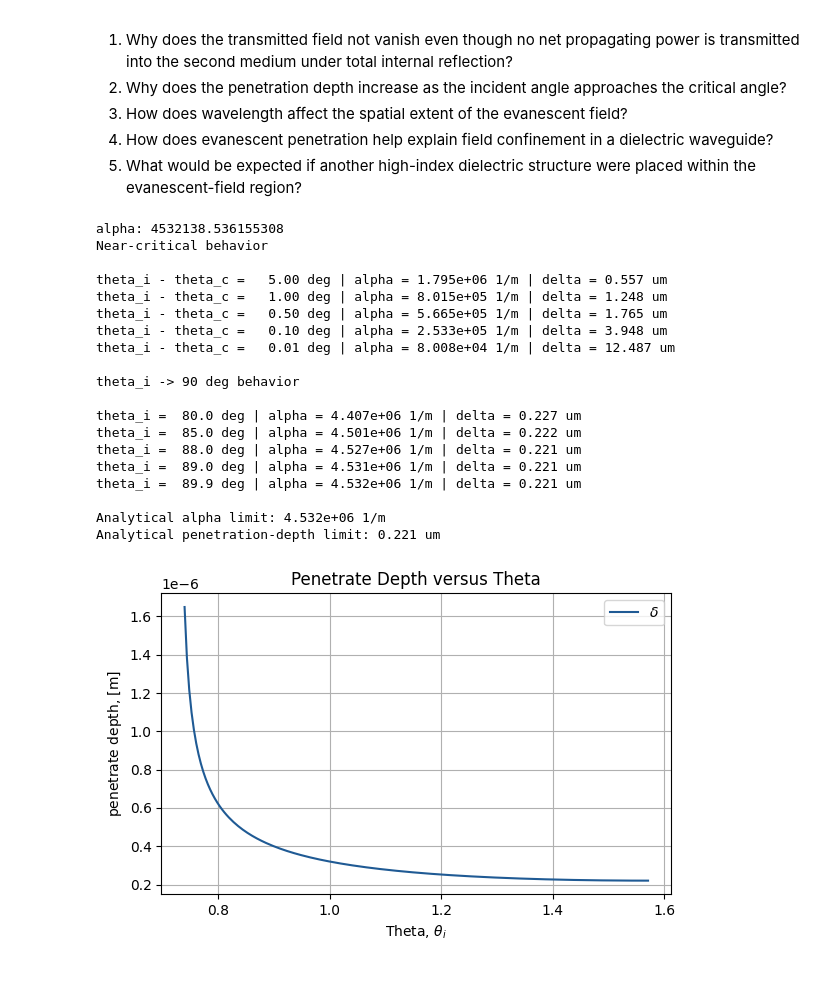
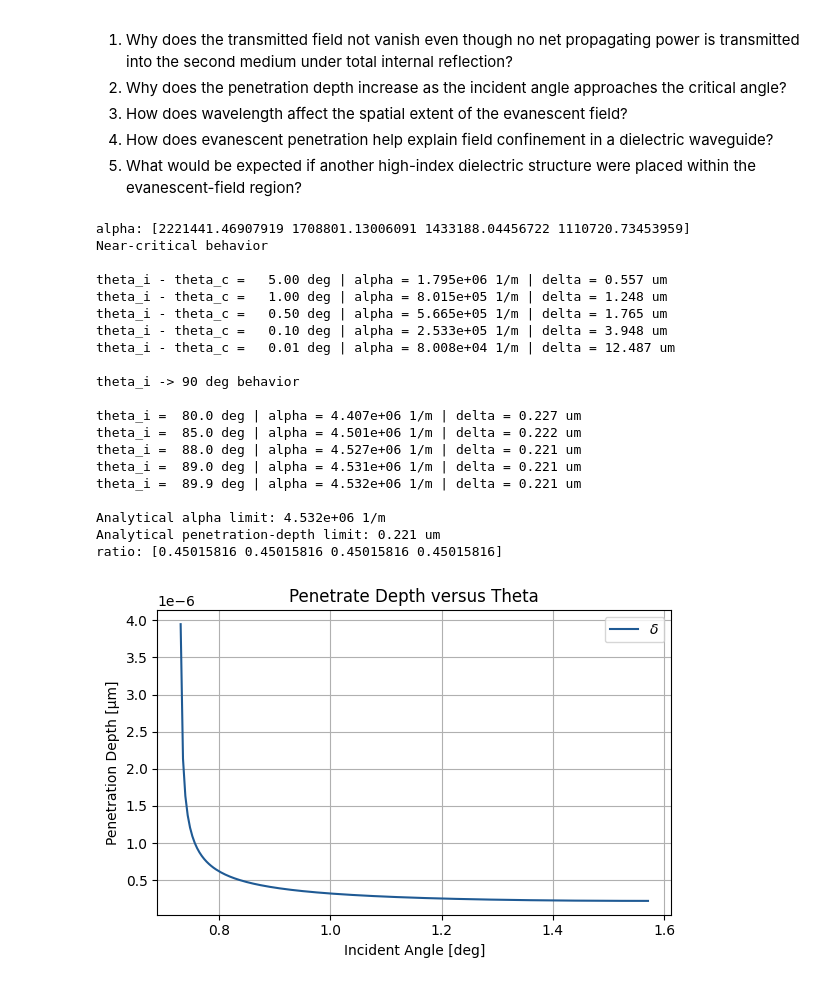
Before and after one commit to hyerim1212/maxwell-to-programmable-photonics, a Jupyter notebook: notebooks/07_electromagnetic_waves_and_dielectric_interfaces.ipynb, the cells around one changed output. Cells and saved outputs as stored; diff of their text form; code cells hidden in the pictures.

```diff
--- a/notebooks/07_electromagnetic_waves_and_dielectric_interfaces.ipynb
+++ b/notebooks/07_electromagnetic_waves_and_dielectric_interfaces.ipynb
@@ -765,7 +765,7 @@ angles = theta_c + np.radians([1, 5, 15])
 
 penetrate_depth = []
 
-incident_angles_c = np.linspace(theta_c + 0.01, np.pi /2, 200)
+incident_angles_c = np.linspace(theta_c + np.radians(0.1), np.pi /2, 200)
 
 for theta in incident_angles_c:
     alpha  = evanescent_decay_constant(wavelength_vacuum, n_i, n_t, theta)
@@ -810,6 +810,12 @@ alpha_limit_90 = (
 )
 
 penetration_depth_limit_90 = 1 / alpha_limit_90
+
+l = np.array([1.0e-6, 1.3e-6, 1.55e-6, 2.0e-6])
+alpha  = evanescent_decay_constant(l, n_i, n_t, np.pi/4)
+delta = 1 / alpha
+
+ratio = delta / l
 # %%
 print(
     f"alpha: {alpha}")
@@ -852,8 +858,10 @@ print(
     f"Analytical penetration-depth limit: "
     f"{penetration_depth_limit_90 * 1e6:.3f} um"
 )
+
+print(f"ratio: {ratio}")
 # %% [output]
-alpha: 4532138.536155308
+alpha: [2221441.46907919 1708801.13006091 1433188.04456722 1110720.73453959]
 Near-critical behavior
 
 theta_i - theta_c =   5.00 deg | alpha = 1.795e+06 1/m | delta = 0.557 um
@@ -872,25 +880,26 @@ theta_i =  89.9 deg | alpha = 4.532e+06 1/m | delta = 0.221 um
 
 Analytical alpha limit: 4.532e+06 1/m
 Analytical penetration-depth limit: 0.221 um
+ratio: [0.45015816 0.45015816 0.45015816 0.45015816]
 # %%
 plt.figure(figsize=(6,4))
 
 plt.plot(
     incident_angles_c,
     penetrate_depth,
     label = r"$\delta$",
     color=COLORS["numerical"]
 )
 
-plt.xlabel(r"Theta, $\theta_i$")
-plt.ylabel(r"penetrate depth, $[\mathrm{m}]$")
+plt.xlabel("Incident Angle [deg]")
+plt.ylabel("Penetration Depth [μm]")
 plt.title("Penetrate Depth versus Theta")
 
 plt.grid(True)
 plt.legend()
 plt.tight_layout()
 
 plt.show()
 # %% [output]
-[figure, old version]
+[figure, new version]
 # %%
```
Also changed, not shown: parts of 5 cells of this notebook.
